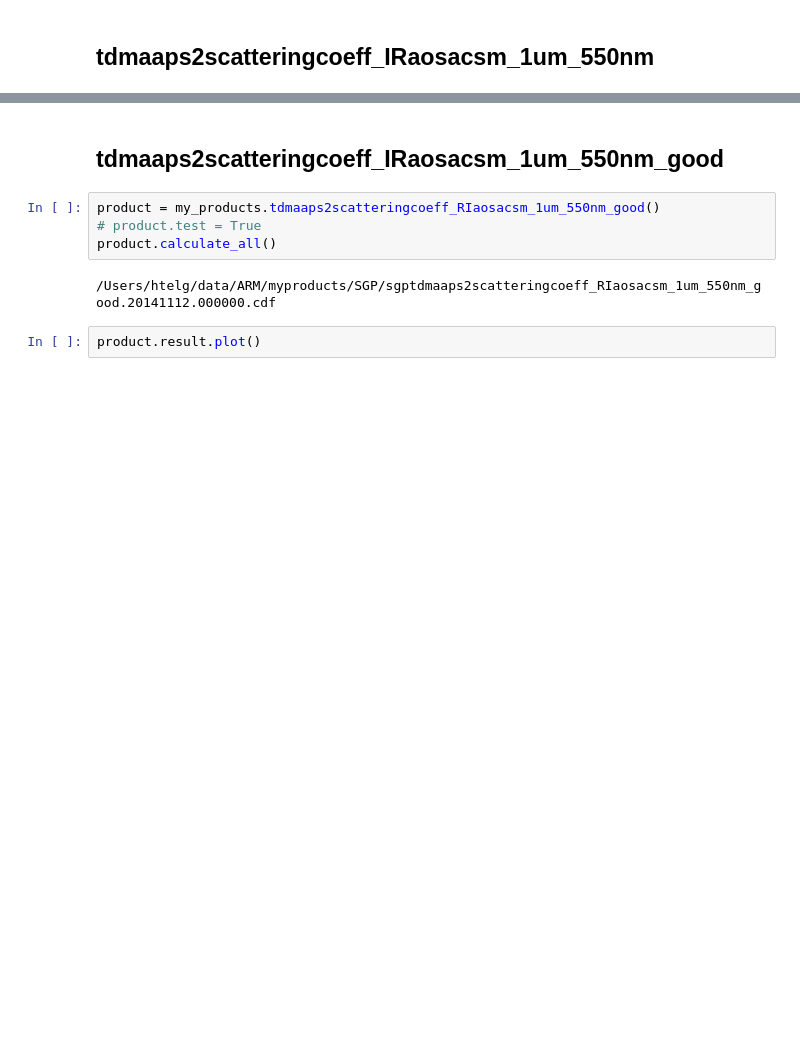
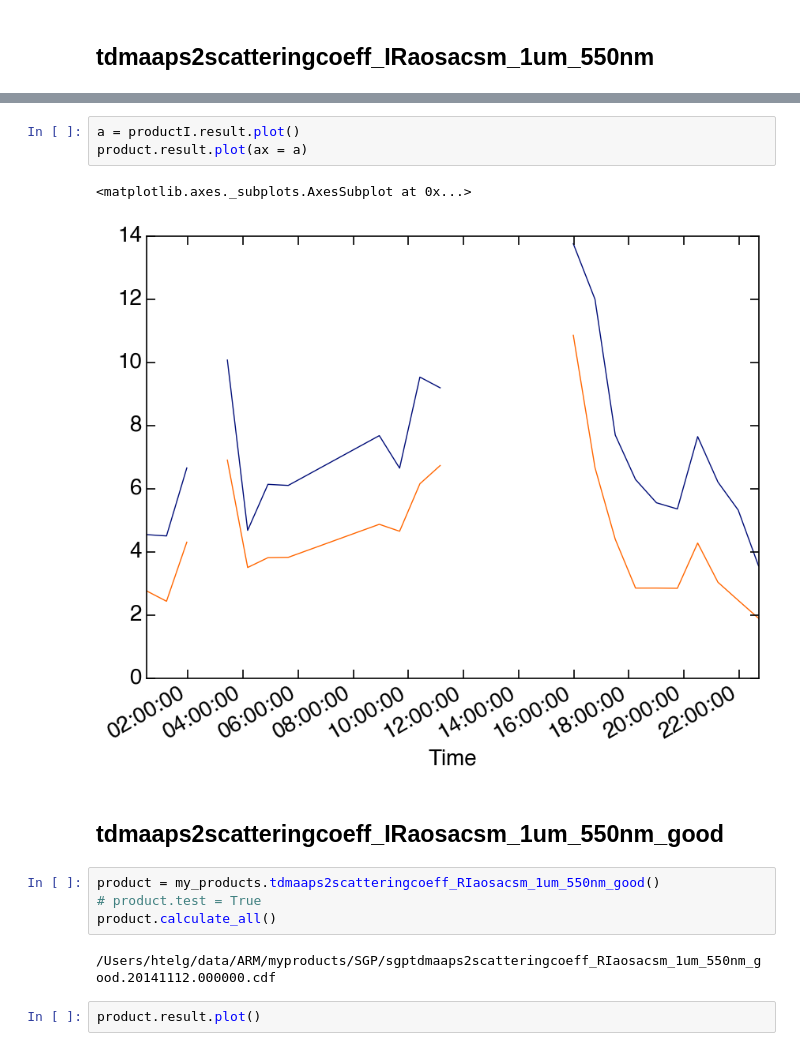
Before and after one commit to hagne/hagpack, a Jupyter notebook: hagpack/projects/arm/my products.ipynb, the cells around one changed output, grey strips where cells are left out. Saved outputs shown, nothing was run; the diff lists cells and outputs as text; blank space fills up the shorter version.

```diff
--- a/hagpack/projects/arm/my products.ipynb
+++ b/hagpack/projects/arm/my products.ipynb
@@ -215,3 +337,9 @@ product.result.plot()
+# %%
+a = productI.result.plot()
+product.result.plot(ax = a)
+# %% [output]
+<matplotlib.axes._subplots.AxesSubplot at 0x...>
+[figure, added]
 # %% [markdown]
 ## tdmaaps2scatteringcoeff_IRaosacsm_1um_550nm_good
 # %%
```
Also changed, not shown: parts of 72 cells of this notebook, 7 other files.
